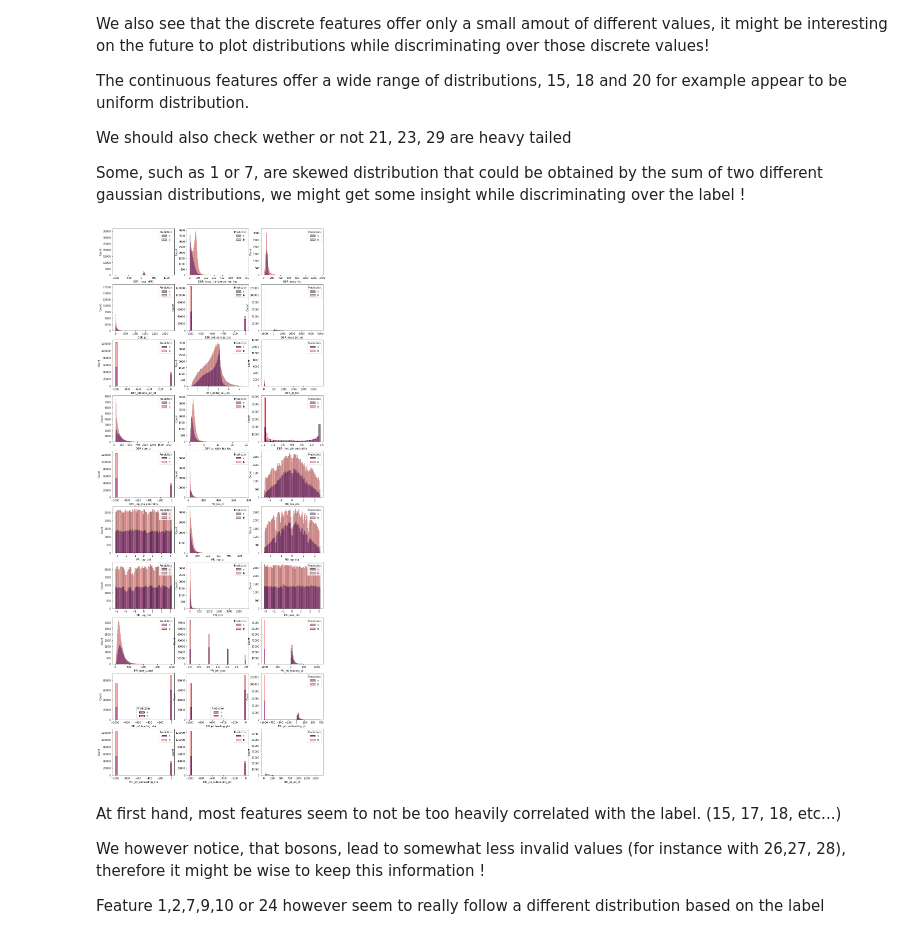
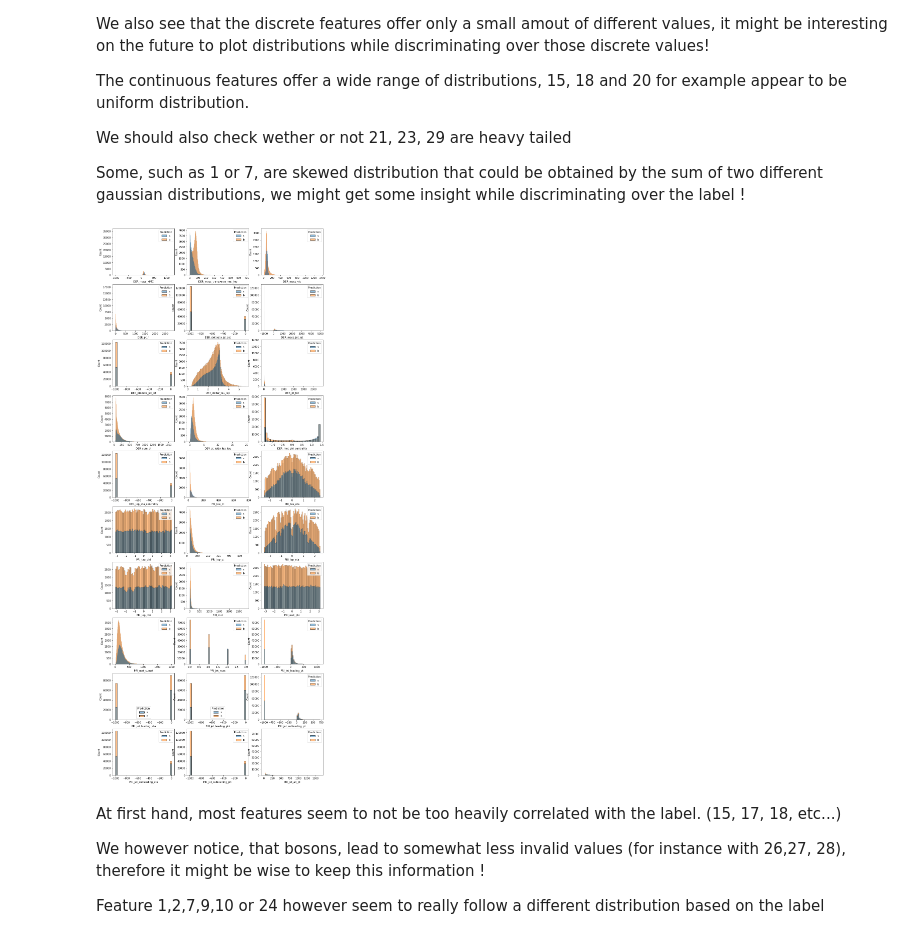
Before and after one commit to mismayil/higgs-boson, a Jupyter notebook: notebooks/exploration.ipynb, the cells around one changed output. Saved outputs shown, nothing was run; the diff lists cells and outputs as text; code cells hidden in the pictures.

```diff
--- a/notebooks/exploration.ipynb
+++ b/notebooks/exploration.ipynb
@@ -65,14 +62,14 @@ Some, such as 1 or 7, are skewed distribution that could be obtained by the sum
 # %%
 def seaborn_plot_features(df, hue):
     f, a = plt.subplots(10, 3, figsize=(15, 40))
     i=0
     for feature_name in df.columns[2:]:
         plt.subplot(10,3,i+1)
-        sns.histplot(data=df, hue=hue, x=feature_name, palette="magma", multiple="layer")
+        sns.histplot(data=df, hue=hue, x=feature_name, multiple="layer")
         i+=1
 seaborn_plot_features(df, "Prediction")
 # %% [output]
-[figure, old version]
+[figure, new version]
 # %% [markdown]
 At first hand, most features seem to not be too heavily correlated with the label. (15, 17, 18, etc...)
 
```
Also changed, not shown: parts of 5 cells of this notebook.
